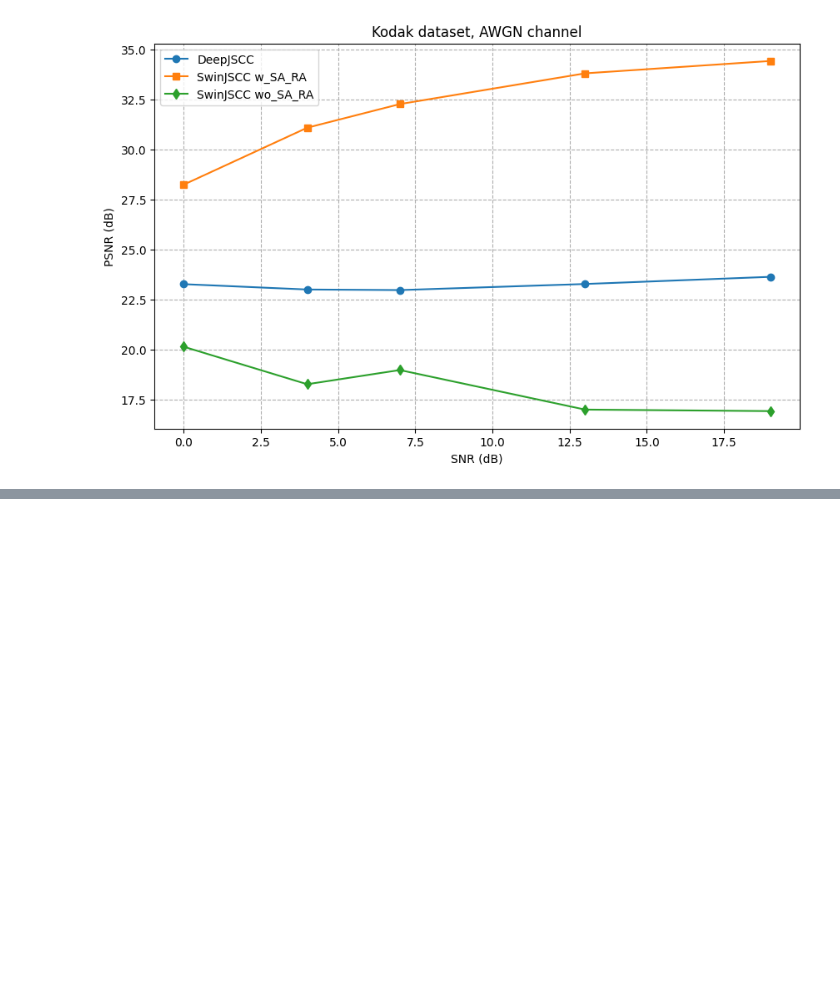
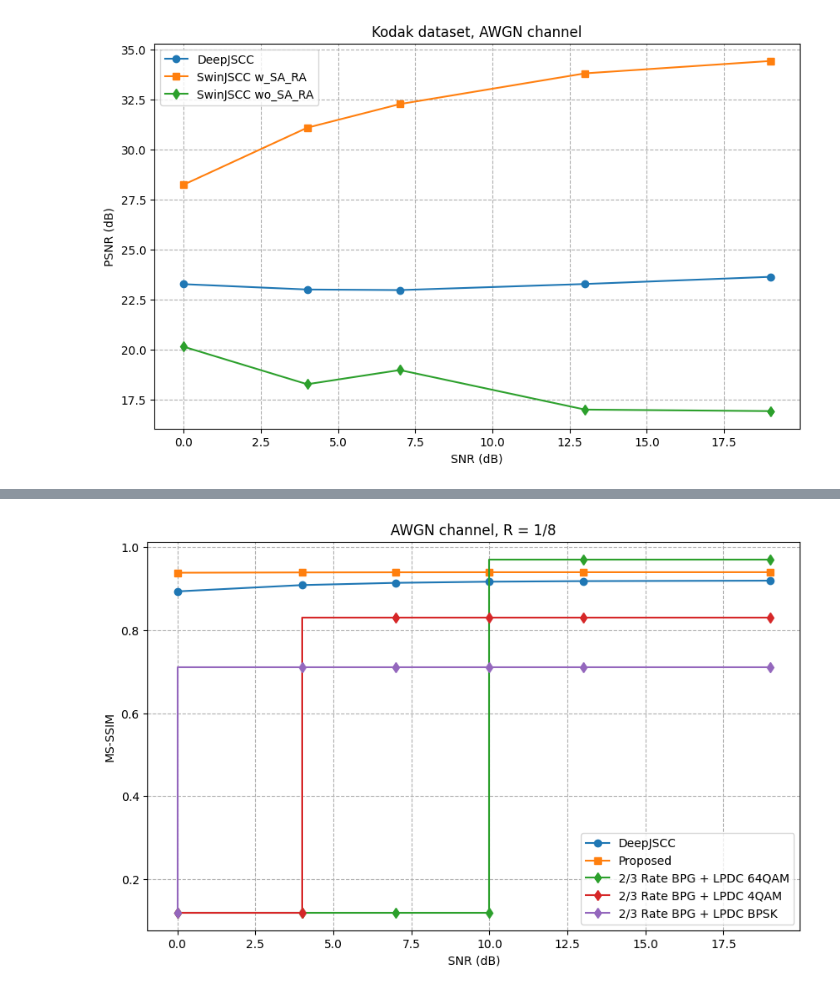
Before and after one commit to HaruKatou/Swin-VQ-JSCC_implementation, a Jupyter notebook: src/inference.ipynb, the cells around one changed output, grey strips where cells are left out. Drawn from its saved outputs; the diff is of its cells as text; code cells hidden in the pictures; blank space fills up the shorter version.

```diff
--- a/src/inference.ipynb
+++ b/src/inference.ipynb
@@ -143,0 +181,29 @@ plt.savefig('djscc_swinjscc_2.png', dpi=300)
+# %%
+# MS-SSIM
+CBR = 0.0125
+SNR = [0,4,7,10,13,19]
+swin_vq_psnr = [0.937849747017026, 0.938598844781518, 0.9389270529150963, 0.939128239825368, 0.9391711380332708, 0.939262418076396]
+djscc_psnr = [0.8928767435252667, 0.9080969505012035, 0.9134676322340965, 0.916225965321064, 0.9176259748637676, 0.9187026269733906]
+# 2/3 Rate BPG + LPDC + 64QAM
+bpg_lpdc = [0.12, 0.12, 0.12, 0.12, 0.97, 0.97]
+# 2/3 Rate BPG + LPDC + BPSK
+bpg_ldpc_bpsk = [0.12, 0.71, 0.71, 0.71, 0.71, 0.71]
+# 2/3 Rate BPG + LDPC + 4QAM
+bpg_lpdc_4qam = [0.12, 0.12, 0.83, 0.83, 0.83, 0.83]
+
+plt.figure(figsize=(10, 6))
+plt.plot(SNR, djscc_psnr, marker='o', linestyle='-', label='DeepJSCC')
+plt.plot(SNR, swin_vq_psnr, marker='s', linestyle='-', label='Proposed')
+plt.step(SNR, bpg_lpdc, marker='d', linestyle='-', label='2/3 Rate BPG + LPDC 64QAM')
+plt.step(SNR, bpg_lpdc_4qam, marker='d', linestyle='-', label='2/3 Rate BPG + LPDC 4QAM')
+plt.step(SNR, bpg_ldpc_bpsk, marker='d', linestyle='-', label='2/3 Rate BPG + LPDC BPSK')
+
+plt.xlabel('SNR (dB)')
+plt.ylabel('MS-SSIM')
+
+plt.title('AWGN channel, R = 1/8')
+
+plt.legend()
+plt.grid(True, which='both', linestyle='--')
+# %% [output]
+[figure, added]
```
Also changed, not shown: parts of 9 cells of this notebook, 12 other files.
